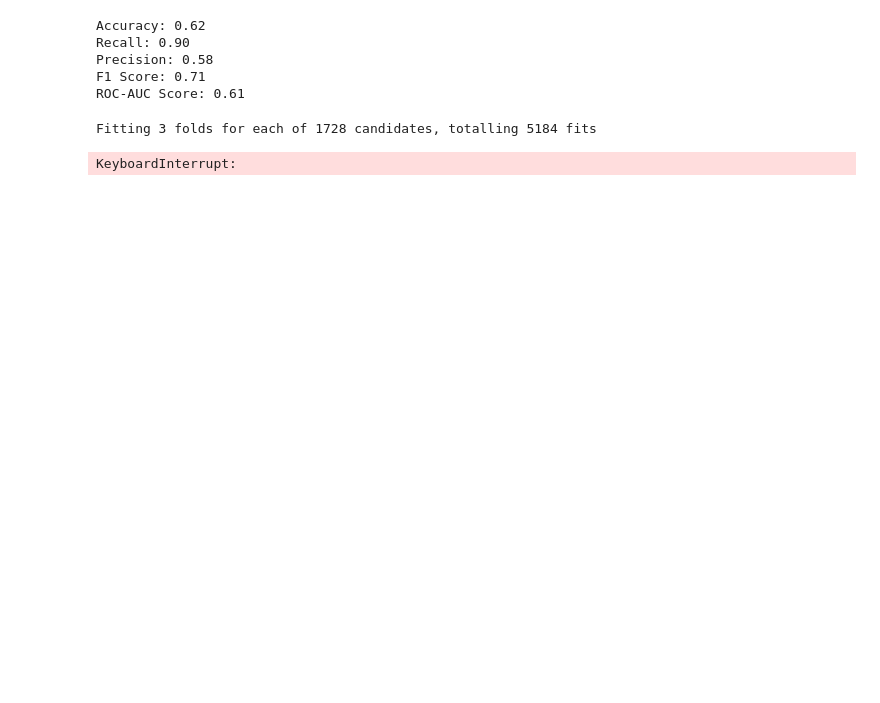
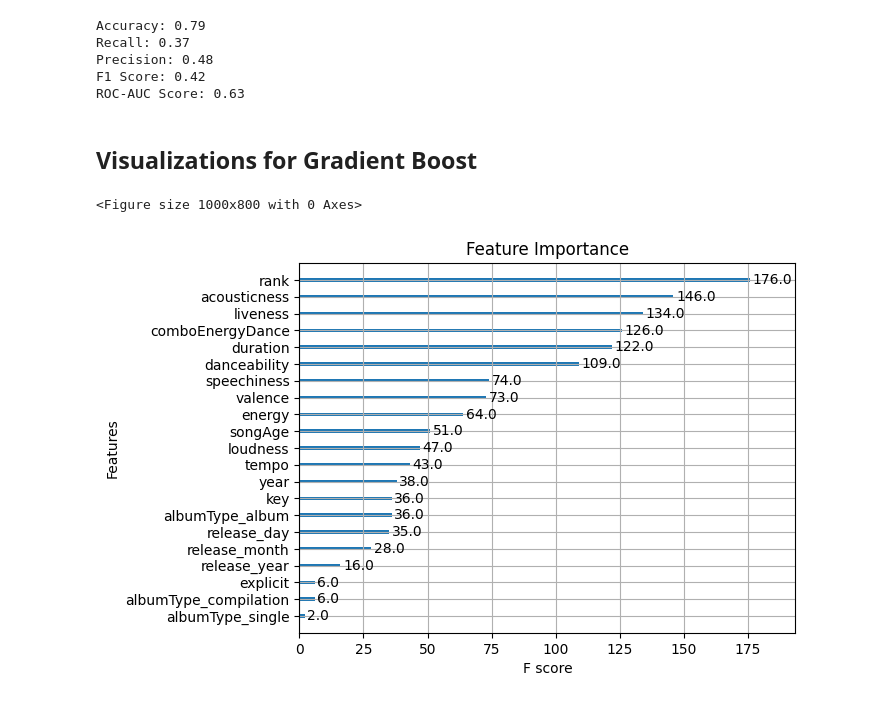
Before and after one commit to rlyjoe2/MusicThrowbacksRepo, a Jupyter notebook: Ryan's ML Model.ipynb, the cells around one changed output. Cells and saved outputs as stored; diff of their text form; code cells hidden in the pictures; blank space fills up the shorter version.

```diff
--- a/Ryan's ML Model.ipynb
+++ b/Ryan's ML Model.ipynb
@@ -184,15 +307,13 @@ import xgboost as xgb
 # %%
 dtrain = xgb.DMatrix(X_train, label=y_train)
 dtest = xgb.DMatrix(X_test, label=y_test)
-
-
 
 # Set up the XGBoost parameters
 # Start with default parameters, then you can tune them later
 params = {
     'device': 'cuda',
-    'max_depth': 6,
-    'eta': 0.01,
+    'max_depth': 10,
+    'eta': 0.25,
     'objective': 'binary:hinge',  # Use 'binary:logistic' for binary classification problems
     'eval_metric': 'logloss',        # Use 'logloss' for evaluation metric of binary classification
 }
@@ -218,39 +339,22 @@ print(f"Precision: {precision:.2f}")
 print(f"F1 Score: {f1:.2f}")
 print(f"ROC-AUC Score: {roc_auc:.2f}")
 # %% [output]
-Accuracy: 0.62
-Recall: 0.90
-Precision: 0.58
-F1 Score: 0.71
-ROC-AUC Score: 0.61
+Accuracy: 0.79
+Recall: 0.37
+Precision: 0.48
+F1 Score: 0.42
+ROC-AUC Score: 0.63
-# %%
-from sklearn.model_selection import GridSearchCV
-from xgboost import XGBClassifier
-model = XGBClassifier(use_label_encoder=False, eval_metric='logloss')
-
-search_space = {
-    'learning_rate': [0.01, 0.1, 0.3],
-    'max_depth': [3, 5, 7, 9],
-    'subsample': [0.7, 0.8, 0.9, 1.0],
-    'colsample_bytree': [0.7, 0.8, 0.9, 1.0],
-    'min_child_weight': [1, 2, 3],
-    'n_estimators': [100, 200, 300],
-}
-
-# Define the grid search
-grid = GridSearchCV(
-    estimator=model,
-    param_grid=search_space,
-    scoring='roc_auc',
-    cv=3,
-    verbose=1,
-)
-
-# Fit the grid search
-result = grid.fit(X_train, y_train)
-
-# Summarize results
-print(f"Best: {result.best_score_} using {result.best_params_}")
-# %% [output]
-Fitting 3 folds for each of 1728 candidates, totalling 5184 fits
-KeyboardInterrupt:
+# %% [markdown]
+## Visualizations for Gradient Boost
+# %%
+from xgboost import plot_importance
+import matplotlib.pyplot as plt
+
+# Plot feature importance
+plt.figure(figsize=(10, 8))
+plot_importance(bst)
+plt.title('Feature Importance')
+plt.show()
+# %% [output]
+<Figure size 1000x800 with 0 Axes>
+[figure, added]
```
Also changed, not shown: parts of 25 cells of this notebook.
